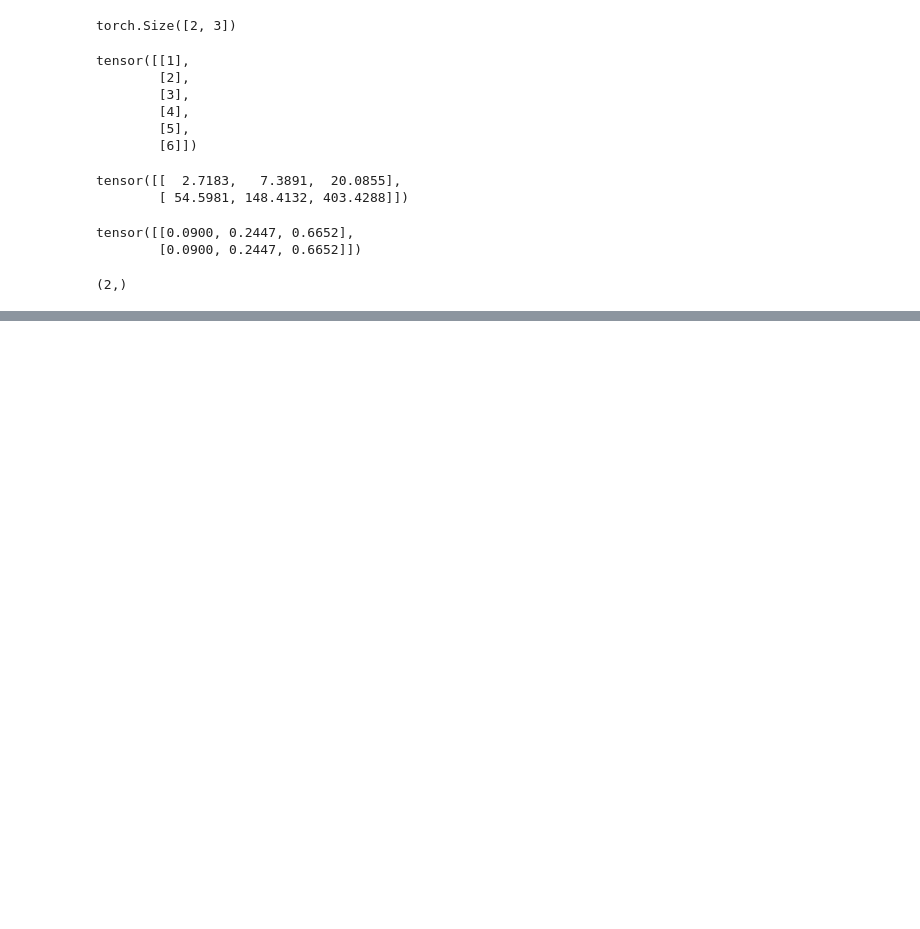
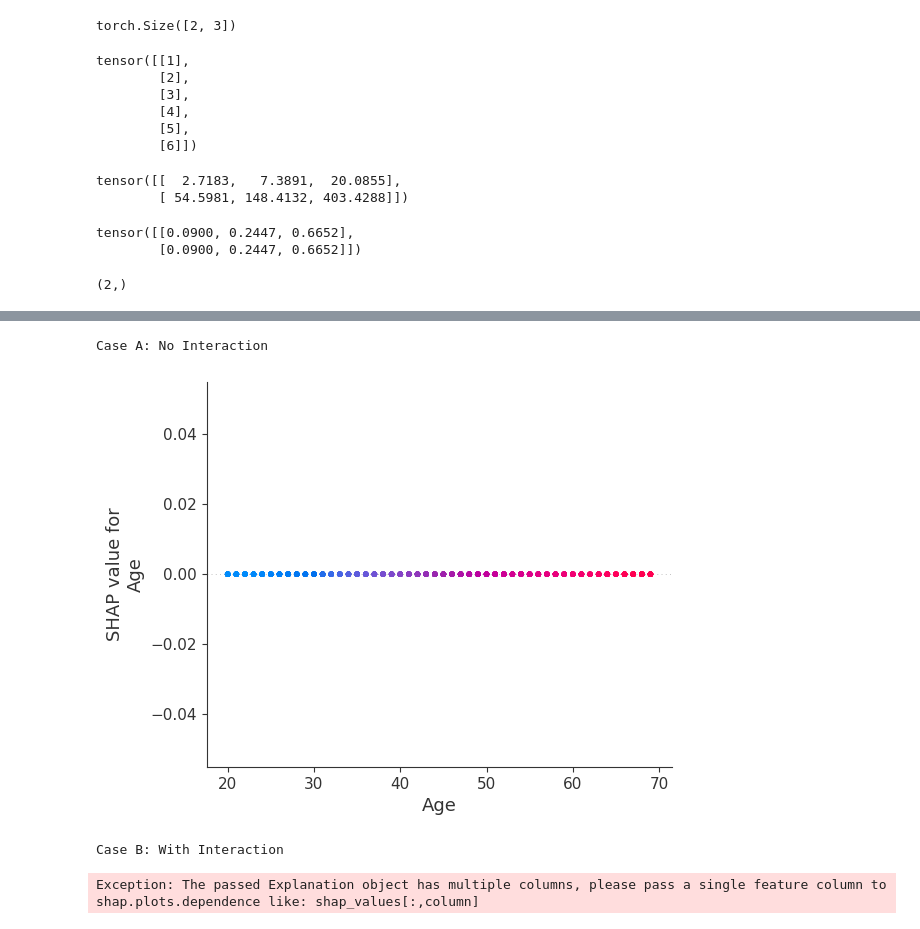
Before and after one commit to nombreinvicto/DeepLearning, a Jupyter notebook: cv_playground.ipynb, the cells around one changed output, grey strips where cells are left out. Saved outputs shown, nothing was run; the diff lists cells and outputs as text; code cells hidden in the pictures; blank space fills up the shorter version.

```diff
--- a/cv_playground.ipynb
+++ b/cv_playground.ipynb
@@ -36,0 +79,16 @@ torch.sum(torch.exp(tensor), dim=1).numpy().shape
+# %%
+# --- 4. Plots ---
+print("Case A: No Interaction")
+shap.plots.scatter(shap_no_inter[:, "Age"],
+                   color=shap_no_inter[:, "Exercise"],
+                   x_jitter=0,
+hist=False)
+# %% [output]
+Case A: No Interaction
+[figure, added]
+# %%
+print("Case B: With Interaction")
+shap.plots.scatter(shap_inter[:, "Age"], color=shap_inter[:, "Exercise"])
+# %% [output]
+Case B: With Interaction
+Exception: The passed Explanation object has multiple columns, please pass a single feature column to shap.plots.dependence like: shap_values[:,column]
```
Also changed, not shown: parts of 2 cells of this notebook.
